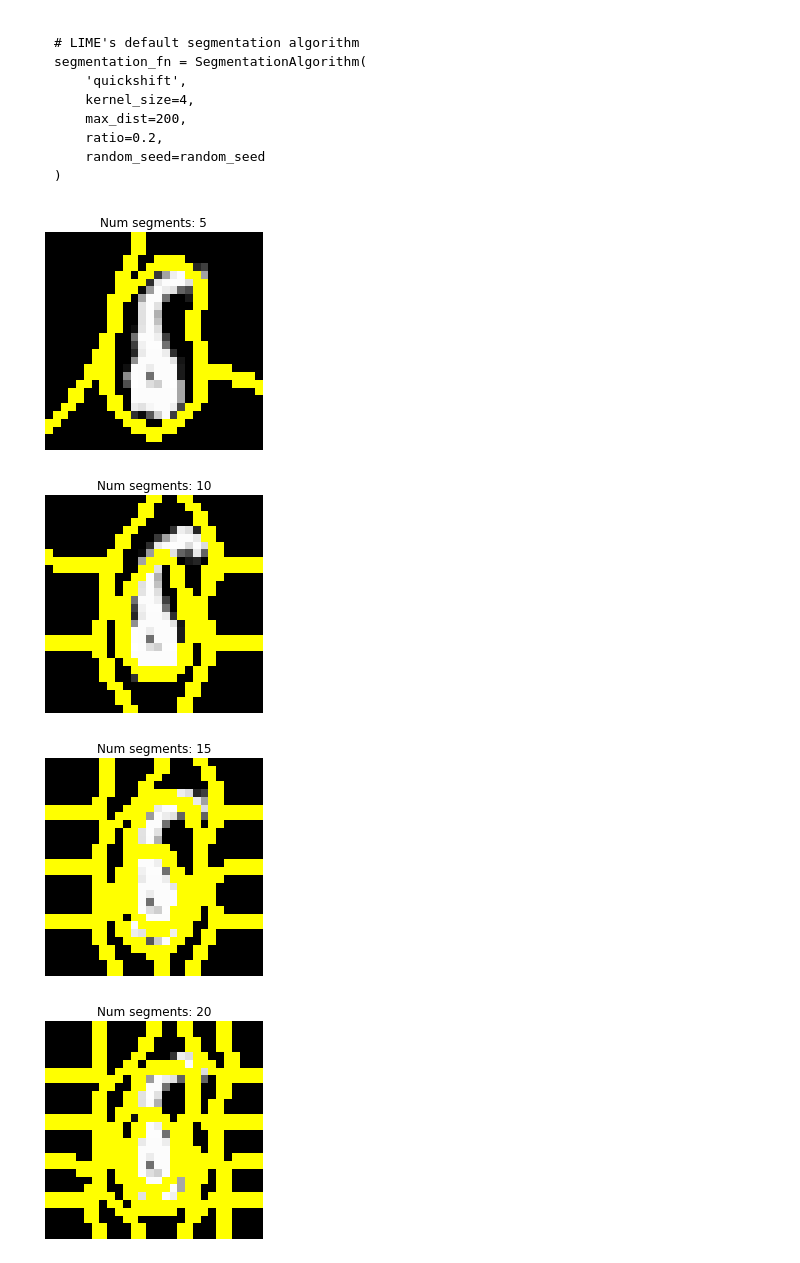
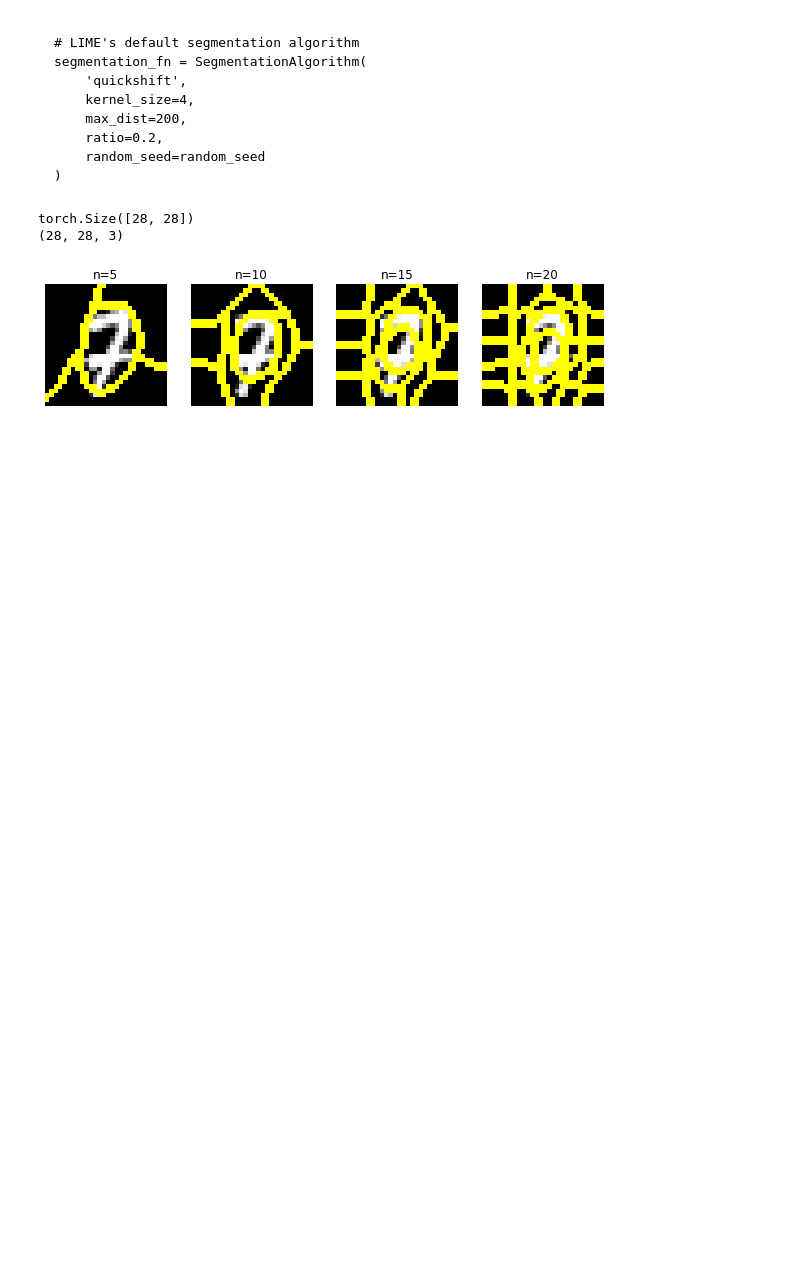
Before and after one commit to ngandlau/fun, a Jupyter notebook: understanding-lime.ipynb, the cells around one changed output. Drawn from its saved outputs; the diff is of its cells as text; code cells hidden in the pictures; blank space fills up the shorter version.

Commit message:
Implement Lime for Images (not bug-free!)

```diff
--- a/understanding-lime.ipynb
+++ b/understanding-lime.ipynb
@@ -472,12 +476,17 @@ print(acc)
 # %% [markdown]
 ## Select a to-be-explained instance $x_i$
 # %%
-random_state = np.random.RandomState(42)
-i = random_state.randint(0, X.shape[0])
-x = X_train[i]
-print(y_train[i])
+# random_state = np.random.RandomState(42)
+# i = random_state.randint(0, X.shape[0])
 
-print(x.shape)
-plt.imshow(x)
+img_id = np.random.randint(0, X.shape[0])
+img = X_train[img_id]
+img_label = y_train[img_id]
+
+print(img_id)
+print(img.shape)
+print(img_label)
+
+plt.imshow(img)
 plt.show()
 # %% [output]
@@ -527,18 +533,25 @@ image = gray2rgb(x)
+# %%
+# segmentation algorithms require the image to have 3 color channels
+from skimage.color import gray2rgb
+
+print(img.shape)
+img = gray2rgb(img)
+print(img.shape)
+# %% [output]
+torch.Size([28, 28])
+(28, 28, 3)
 # %%
 # segment to-be-explained image into superpixels using SLIC algorithm
-n_segments = [5, 10, 15, 20]
-for n in n_segments:
-    segments = slic(image, n_segments = n, sigma = 4)
-    fig = plt.figure(f"#segments={n}")
-    plt.imshow(mark_boundaries(image, segments))
-    plt.axis("off")
-    plt.title(f"Num segments: {n}")
+test_n_segments = [5, 10, 15, 20]
+fig, axs = plt.subplots(1, len(test_n_segments), figsize=(10, 5))
+for n, ax in zip(test_n_segments, axs):
+    masks = slic(img, n_segments = n, sigma = 4)
+    ax.imshow(mark_boundaries(img, masks))
+    ax.axis("off")
+    ax.set_title(f"n={n}")
 plt.show()
 # %% [output]
-[figure, old version]
+[figure, new version]
-[figure, removed]
-[figure, removed]
-[figure, removed]
 # %%
 # segment image x_i into superpixels using QUICKSHIFT
 from skimage.segmentation import quickshift
```
Also changed, not shown: parts of 72 cells of this notebook, 1 other file.
